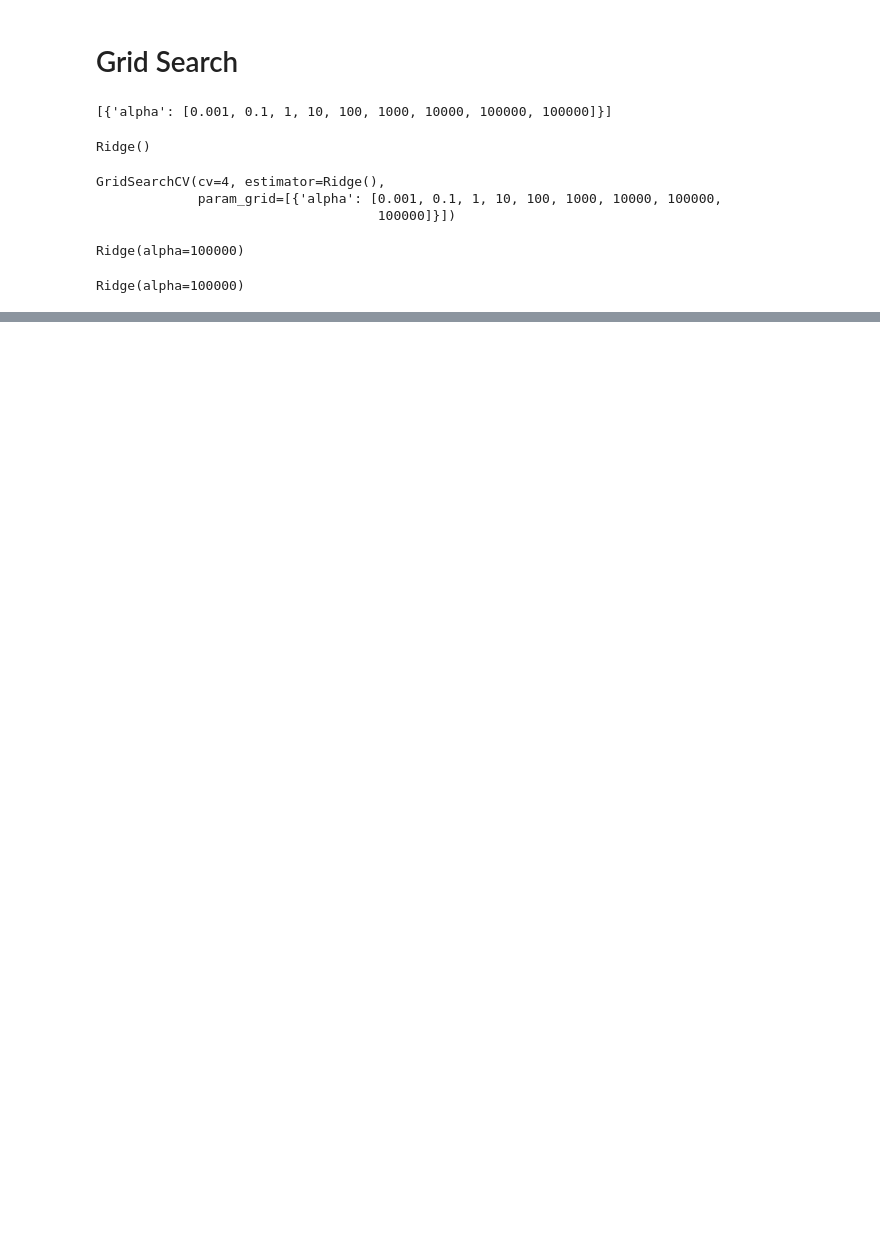
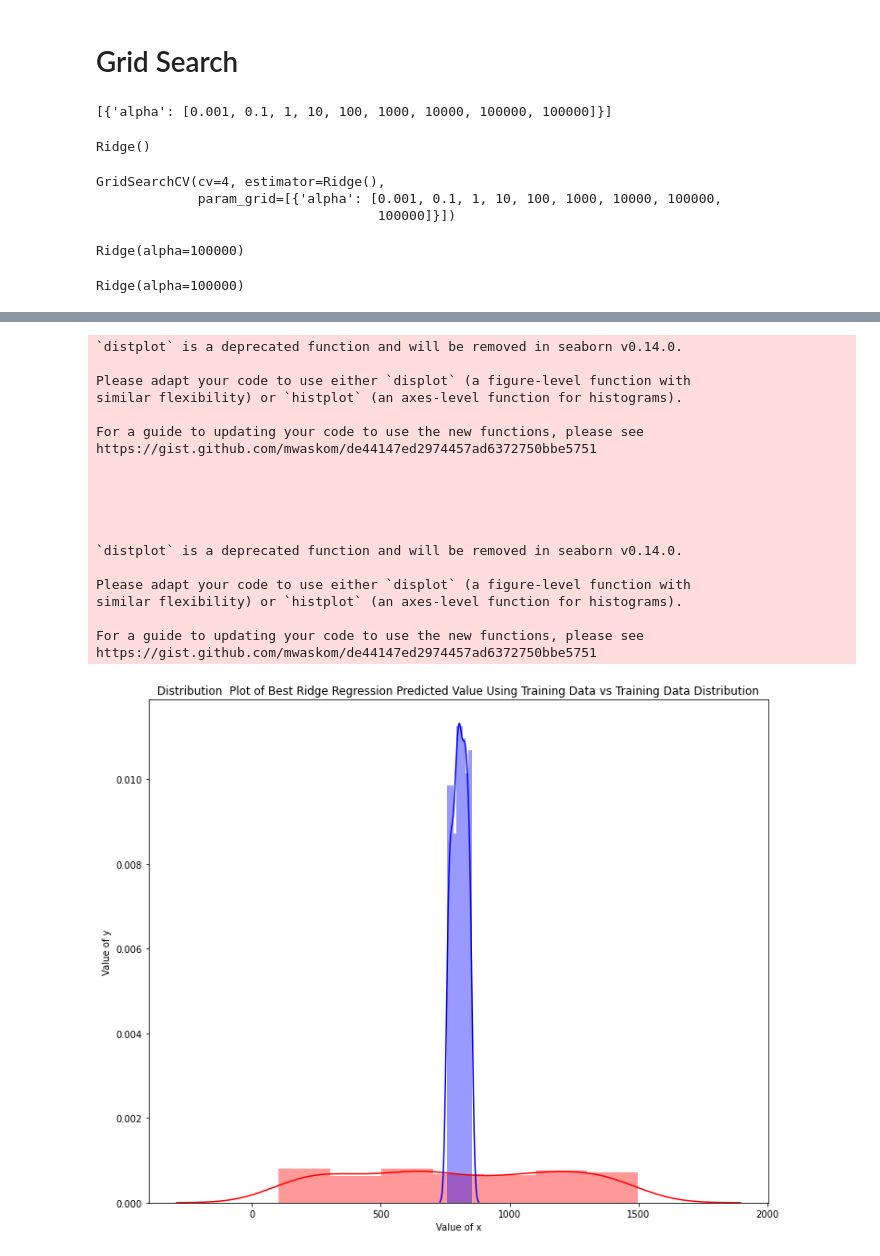
Before and after one commit to merynraju/Project-Dataanalysisusingpythonlibraries, a Jupyter notebook: PythonLibraryProject.ipynb, the cells around one changed output, grey strips where cells are left out. Drawn from its saved outputs; the diff is of its cells as text; code cells hidden in the pictures; blank space fills up the shorter version.

```diff
--- a/PythonLibraryProject.ipynb
+++ b/PythonLibraryProject.ipynb
@@ -447,0 +449,24 @@ https://gist.github.com/mwaskom/de44147ed2974457ad6372750bbe5751
+# %%
+Title = 'Distribution  Plot of Best Ridge Regression Predicted Value Using Training Data vs Training Data Distribution'
+DistributionPlot(y_test, y_pred2, "Actual Values (Train)", "Predicted Values (Train)", Title)
+# %% [output]
+`distplot` is a deprecated function and will be removed in seaborn v0.14.0.
+
+Please adapt your code to use either `displot` (a figure-level function with
+similar flexibility) or `histplot` (an axes-level function for histograms).
+
+For a guide to updating your code to use the new functions, please see
+https://gist.github.com/mwaskom/de44147ed2974457ad6372750bbe5751
+
+
+
+
+
+`distplot` is a deprecated function and will be removed in seaborn v0.14.0.
+
+Please adapt your code to use either `displot` (a figure-level function with
+similar flexibility) or `histplot` (an axes-level function for histograms).
+
+For a guide to updating your code to use the new functions, please see
+https://gist.github.com/mwaskom/de44147ed2974457ad6372750bbe5751
+[figure, added]
```
Also changed, not shown: parts of 13 cells of this notebook.
